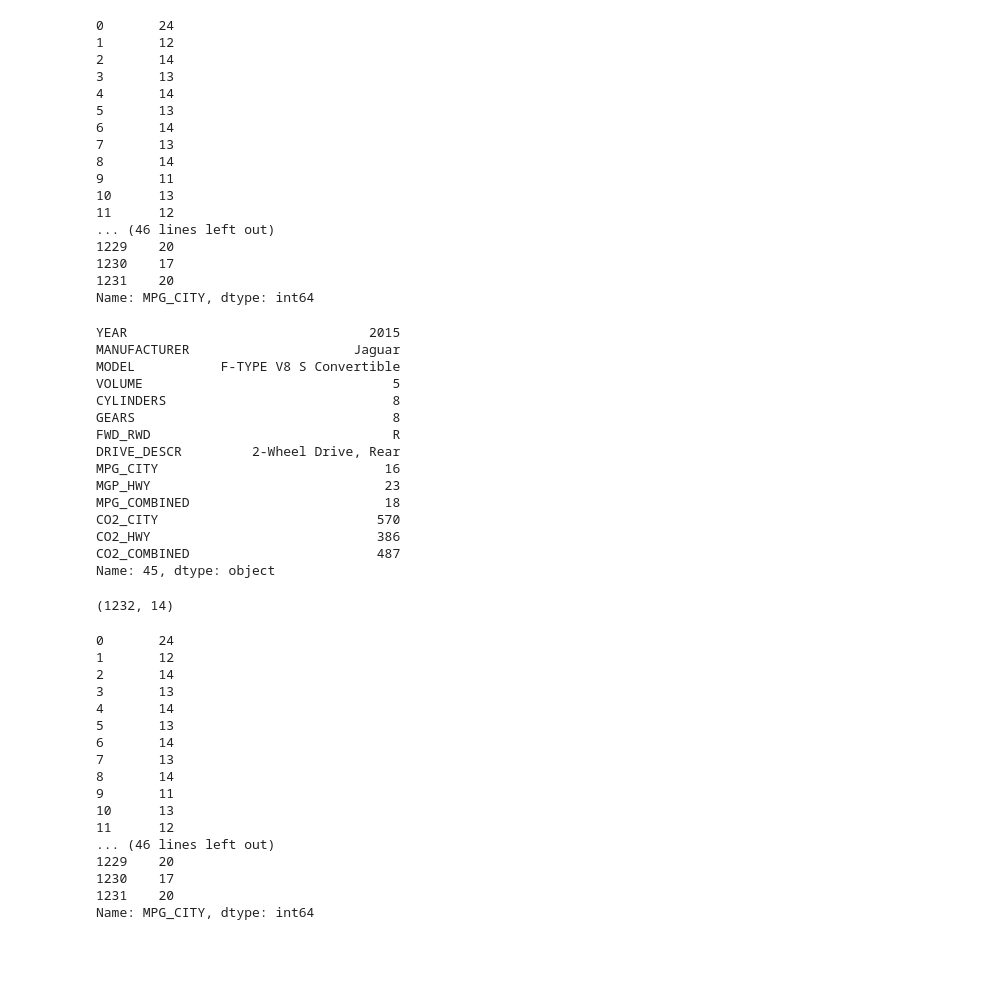
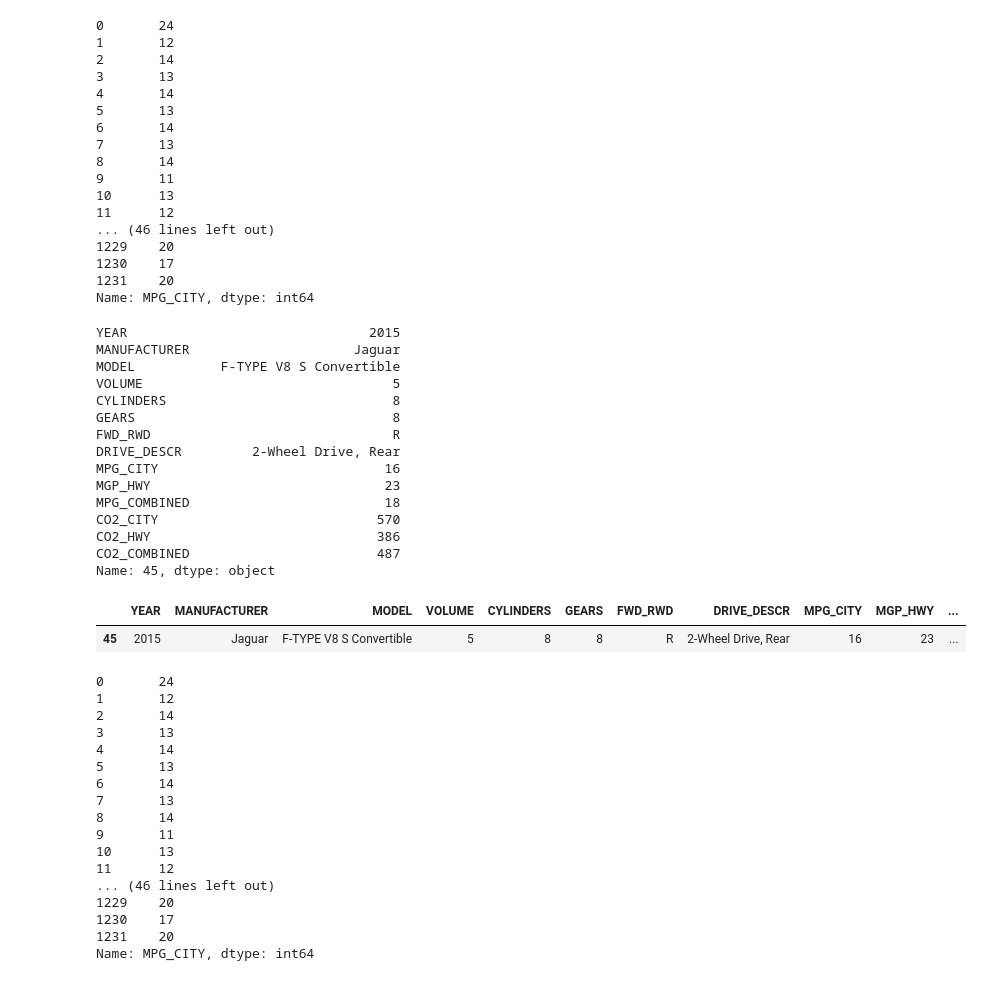
Before and after one commit to brettswan/General-Assembly-Projects, a Jupyter notebook: curriculum/week-01/5.0-recap/5.0-Data_Exercise_Correlation.ipynb, the cells around one changed output. Cells and saved outputs as stored; diff of their text form; code cells hidden in the pictures; blank space fills up the shorter version.

```diff
--- a/curriculum/week-01/5.0-recap/5.0-Data_Exercise_Correlation.ipynb
+++ b/curriculum/week-01/5.0-recap/5.0-Data_Exercise_Correlation.ipynb
@@ -123,24 +137,25 @@ Name: MPG_CITY, dtype: int64
 # %%
 print df.ix[45]
 df.ix[[45]]
-df.shape
+# df.shape
 # %% [output]
 YEAR                               2015
 MANUFACTURER                     Jaguar
 MODEL           F-TYPE V8 S Convertible
 VOLUME                                5
 CYLINDERS                             8
 GEARS                                 8
 FWD_RWD                               R
 DRIVE_DESCR         2-Wheel Drive, Rear
 MPG_CITY                             16
 MGP_HWY                              23
 MPG_COMBINED                         18
 CO2_CITY                            570
 CO2_HWY                             386
 CO2_COMBINED                        487
 Name: 45, dtype: object
-(1232, 14)
+|  | YEAR | MANUFACTURER | MODEL | VOLUME | CYLINDERS | GEARS | FWD_RWD | DRIVE_DESCR | MPG_CITY | MGP_HWY | ... |
+| 45 | 2015 | Jaguar | F-TYPE V8 S Convertible | 5 | 8 | 8 | R | 2-Wheel Drive, Rear | 16 | 23 | ... |
 # %%
 df["MPG_CITY"]
 # %% [output]
```
Also changed, not shown: parts of 4 cells of this notebook.
